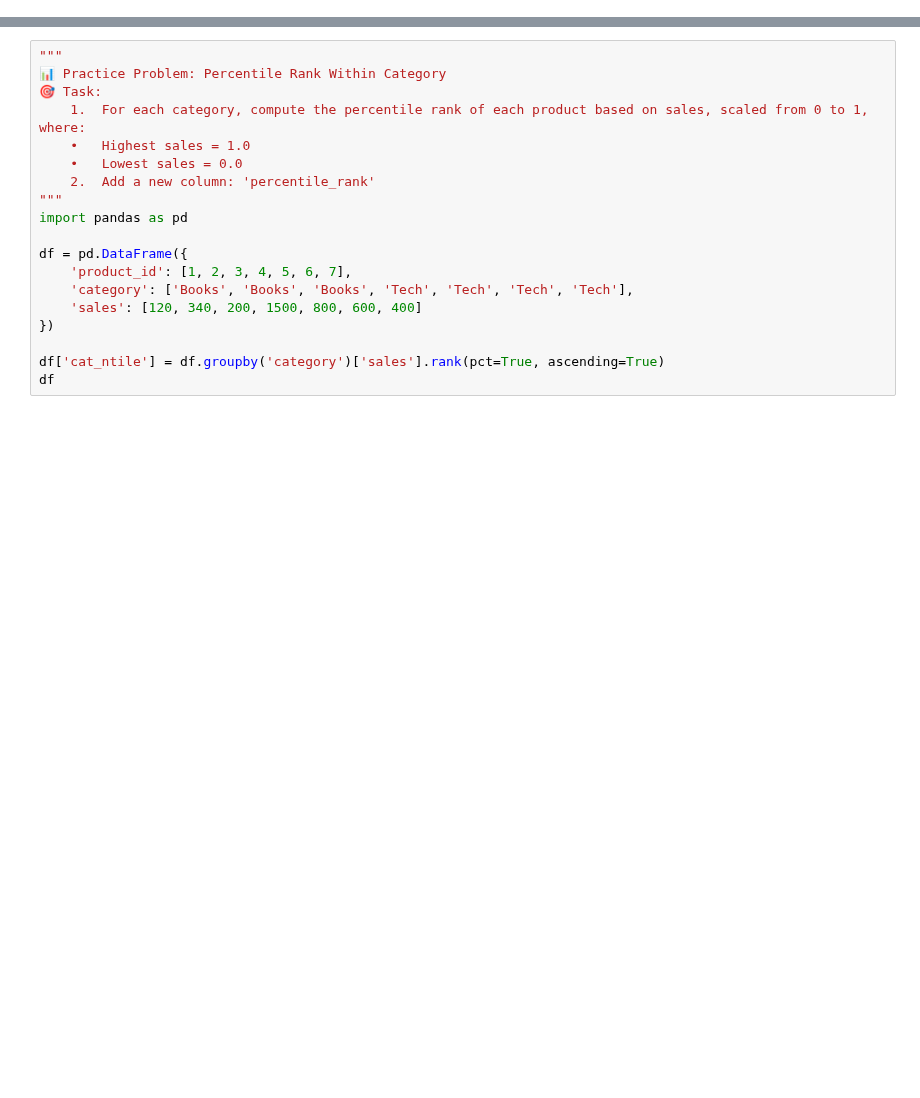
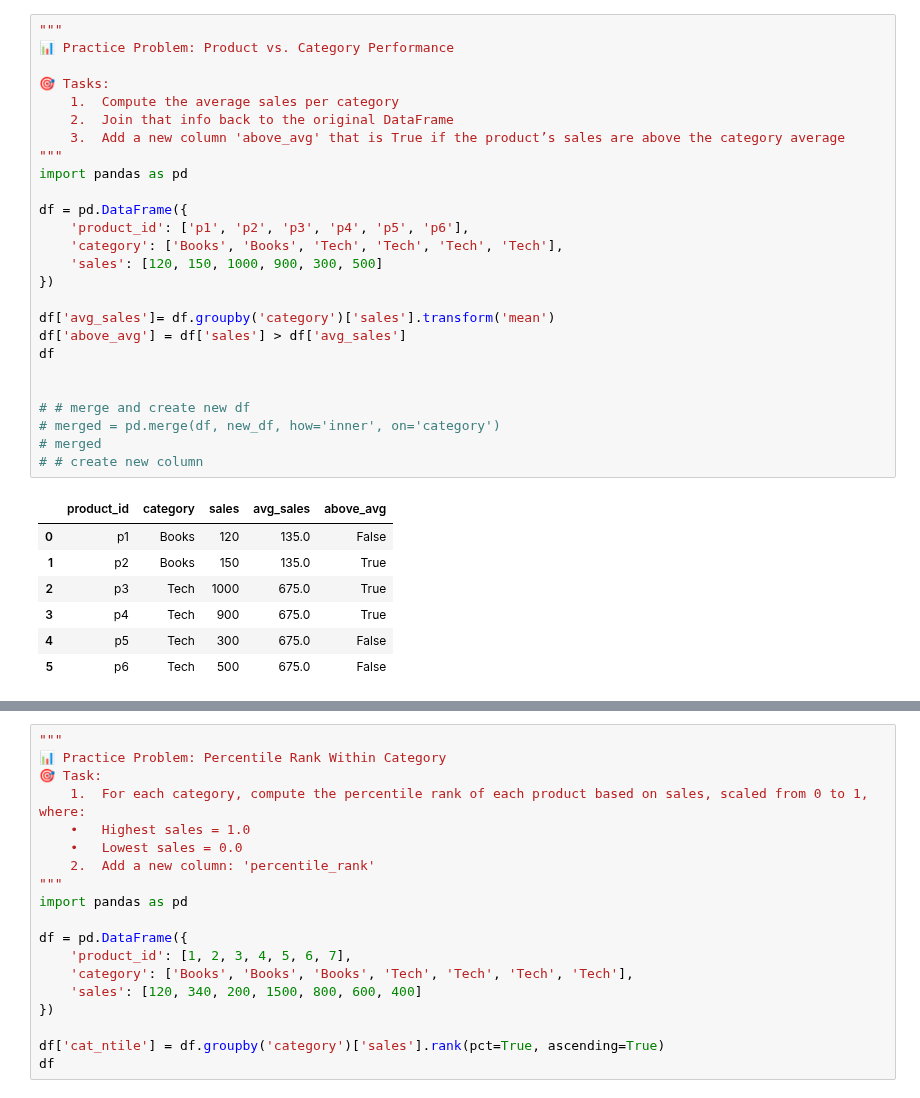
Before and after one commit to edmiller824/sf_tech, a Jupyter notebook: reps.ipynb, the cells around one changed output, grey strips where cells are left out. Saved outputs shown, nothing was run; the diff lists cells and outputs as text; blank space fills up the shorter version.

```diff
--- a/reps.ipynb
+++ b/reps.ipynb
@@ -0,0 +614,34 @@
+# %%
+"""
+📊 Practice Problem: Product vs. Category Performance
+
+🎯 Tasks:
+	1.	Compute the average sales per category
+	2.	Join that info back to the original DataFrame
+	3.	Add a new column 'above_avg' that is True if the product’s sales are above the category average
+"""
+import pandas as pd
+
+df = pd.DataFrame({
+    'product_id': ['p1', 'p2', 'p3', 'p4', 'p5', 'p6'],
+    'category': ['Books', 'Books', 'Tech', 'Tech', 'Tech', 'Tech'],
+    'sales': [120, 150, 1000, 900, 300, 500]
+})
+
+df['avg_sales']= df.groupby('category')['sales'].transform('mean')
+df['above_avg'] = df['sales'] > df['avg_sales']
+df
+
+
+# # merge and create new df
+# merged = pd.merge(df, new_df, how='inner', on='category')
+# merged
+# # create new column
+# %% [output]
+|  | product_id | category | sales | avg_sales | above_avg |
+| 0 | p1 | Books | 120 | 135.0 | False |
+| 1 | p2 | Books | 150 | 135.0 | True |
+| 2 | p3 | Tech | 1000 | 675.0 | True |
+| 3 | p4 | Tech | 900 | 675.0 | True |
+| 4 | p5 | Tech | 300 | 675.0 | False |
+| 5 | p6 | Tech | 500 | 675.0 | False |
```
Also changed, not shown: parts of 22 cells of this notebook.
